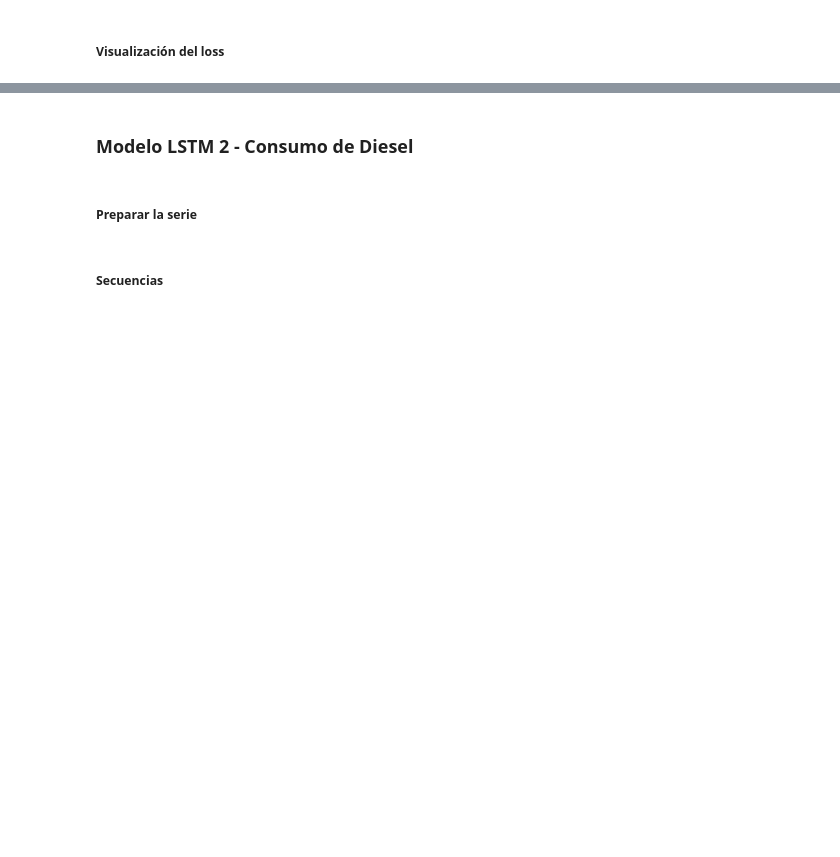
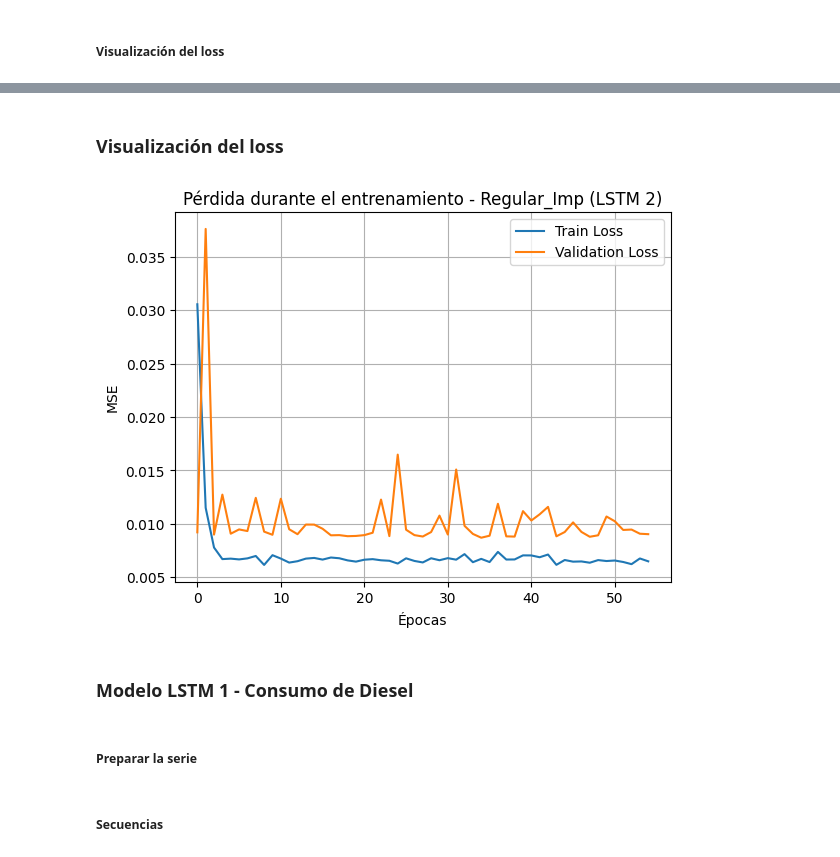
Before and after one commit to EstebanZG999/Lab2_DS, a Jupyter notebook: src/lstm.ipynb, the cells around one changed output, grey strips where cells are left out. Cells and saved outputs as stored; diff of their text form; code cells hidden in the pictures; blank space fills up the shorter version.

Commit message:
feat: LSTM-2 training and validation setup for consistency

```diff
--- a/src/lstm.ipynb
+++ b/src/lstm.ipynb
@@ -210,0 +223,15 @@ plt.show()
+# %%
+window_size = 12
+
+def create_sequences(data, window_size):
+    X, y = [], []
+    for i in range(len(data) - window_size):
+        X.append(data[i:i + window_size])
+        y.append(data[i + window_size])
+    return np.array(X), np.array(y)
+
+X_train_reg2, y_train_reg2 = create_sequences(train_data_reg2, window_size)
+X_test_reg2, y_test_reg2 = create_sequences(test_data_reg2, window_size)
+
+print("X_train:", X_train_reg2.shape, "y_train:", y_train_reg2.shape)
+print("X_test:", X_test_reg2.shape, "y_test:", y_test_reg2.shape)
@@ -249,7 +278,18 @@ Epoch 89/200
+# %% [markdown]
+### Visualización del loss
 # %%
-models_reg["LSTM64_32_w12_do02"]   = model_reg2
+plt.plot(history_reg2.history['loss'], label='Train Loss')
+plt.plot(history_reg2.history['val_loss'], label='Validation Loss')
+plt.title("Pérdida durante el entrenamiento - Regular_Imp (LSTM 2)")
+plt.xlabel("Épocas")
+plt.ylabel("MSE")
+plt.legend()
+plt.grid()
+plt.show()
+# %% [output]
+[figure, added]
 # %% [markdown]
-### Modelo LSTM 2 - Consumo de Diesel
+### Modelo LSTM 1 - Consumo de Diesel
 # %% [markdown]
 ##### Preparar la serie
 # %%
```
Also changed, not shown: parts of 19 cells of this notebook.
